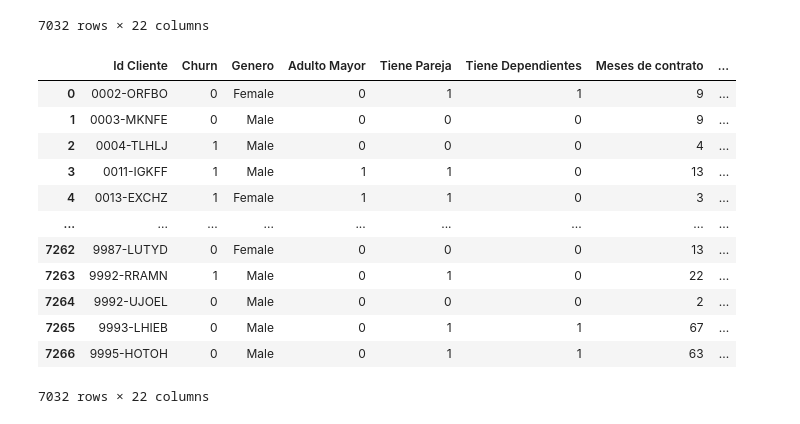
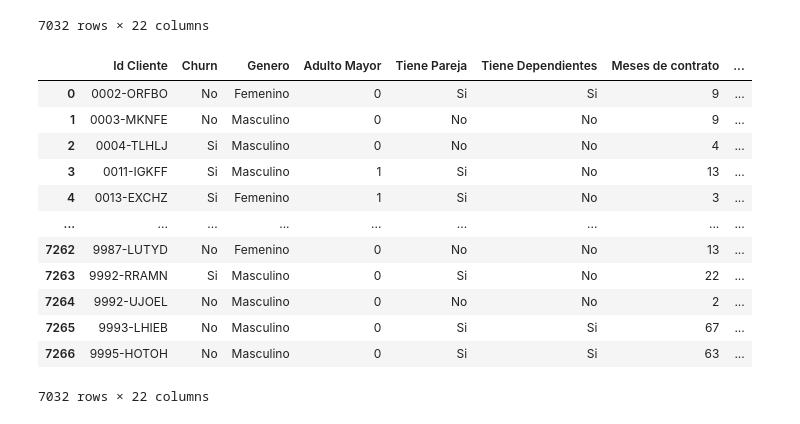
Before and after one commit to luiska147/telecom_x_1, a Jupyter notebook: Desafio_Telecom_X_1.ipynb, the cells around one changed output. Drawn from its saved outputs; the diff is of its cells as text; code cells hidden in the pictures.

```diff
--- a/Desafio_Telecom_X_1.ipynb
+++ b/Desafio_Telecom_X_1.ipynb
@@ -262,38 +262,53 @@ datos_normalizados
 7032 rows × 22 columns
 # %%
 mapeo_binario = {
-    'Yes': 1,
-    'No': 0,
-    'No internet service': 0,
-    'No phone service': 0
+    'Yes': 'Si',
+    'No': 'No',
+    'No internet service': 'Sin servicio de internet',
+    'No phone service': 'Sin servicio de telefono',
+    'Female': 'Femenino',
+    'Male':'Masculino',
+    'Mailed check': 'Cheque enviado por correo',
+    'Electronic check': 'Cheque electrónico',
+    'Credit card (automatic)': 'Tarjeta de Crédito (automático)',
+    'Bank transfer (automatic)': 'Transferencia bancaria (automática)',
+    'One year': 'Un año',
+    'Month-to-month': 'Mes-a-mes',
+    'Two year': 'Dos años',
+    'Fiber optic': 'Fibra optica'
+
 }
 columnas_binarias = [
     'Churn',
+    'Genero',
     'Tiene Pareja',
     'Tiene Dependientes',
     'Tiene Servicio Telefonico',
     'Tiene Multiples Lineas',
+    'Tiene Servicio de Internet',
     'Contrato OnlineSecurity',
     'Contrato OnlineBackup',
     'Contrato DeviceProtecion',
     'Contrato TechSupport',
     'Contrato StreamingTV',
     'Contrato StreamingMovies',
-    'Tiene Facturación Electronica'
+    'Tipo de contrato',
+    'Tiene Facturación Electronica',
+    'Metodo de Pago'
 ]
-datos_normalizados[columnas_binarias] = datos_normalizados[columnas_binarias].replace(mapeo_binario).astype(int)
+datos_normalizados[columnas_binarias] = datos_normalizados[columnas_binarias].replace(mapeo_binario)
 datos_normalizados
 # %% [output]
 |  | Id Cliente | Churn | Genero | Adulto Mayor | Tiene Pareja | Tiene Dependientes | Meses de contrato | ... |
-| 0 | 0002-ORFBO | 0 | Female | 0 | 1 | 1 | 9 | ... |
-| 1 | 0003-MKNFE | 0 | Male | 0 | 0 | 0 | 9 | ... |
-| 2 | 0004-TLHLJ | 1 | Male | 0 | 0 | 0 | 4 | ... |
-| 3 | 0011-IGKFF | 1 | Male | 1 | 1 | 0 | 13 | ... |
-| 4 | 0013-EXCHZ | 1 | Female | 1 | 1 | 0 | 3 | ... |
+| 0 | 0002-ORFBO | No | Femenino | 0 | Si | Si | 9 | ... |
+| 1 | 0003-MKNFE | No | Masculino | 0 | No | No | 9 | ... |
+| 2 | 0004-TLHLJ | Si | Masculino | 0 | No | No | 4 | ... |
+| 3 | 0011-IGKFF | Si | Masculino | 1 | Si | No | 13 | ... |
+| 4 | 0013-EXCHZ | Si | Femenino | 1 | Si | No | 3 | ... |
 | ... | ... | ... | ... | ... | ... | ... | ... | ... |
-| 7262 | 9987-LUTYD | 0 | Female | 0 | 0 | 0 | 13 | ... |
-| 7263 | 9992-RRAMN | 1 | Male | 0 | 1 | 0 | 22 | ... |
-| 7264 | 9992-UJOEL | 0 | Male | 0 | 0 | 0 | 2 | ... |
-| 7265 | 9993-LHIEB | 0 | Male | 0 | 1 | 1 | 67 | ... |
-| 7266 | 9995-HOTOH | 0 | Male | 0 | 1 | 1 | 63 | ... |
+| 7262 | 9987-LUTYD | No | Femenino | 0 | No | No | 13 | ... |
+| 7263 | 9992-RRAMN | Si | Masculino | 0 | Si | No | 22 | ... |
+| 7264 | 9992-UJOEL | No | Masculino | 0 | No | No | 2 | ... |
+| 7265 | 9993-LHIEB | No | Masculino | 0 | Si | Si | 67 | ... |
+| 7266 | 9995-HOTOH | No | Masculino | 0 | Si | Si | 63 | ... |
 7032 rows × 22 columns
```
Also changed, not shown: parts of 7 cells of this notebook.
